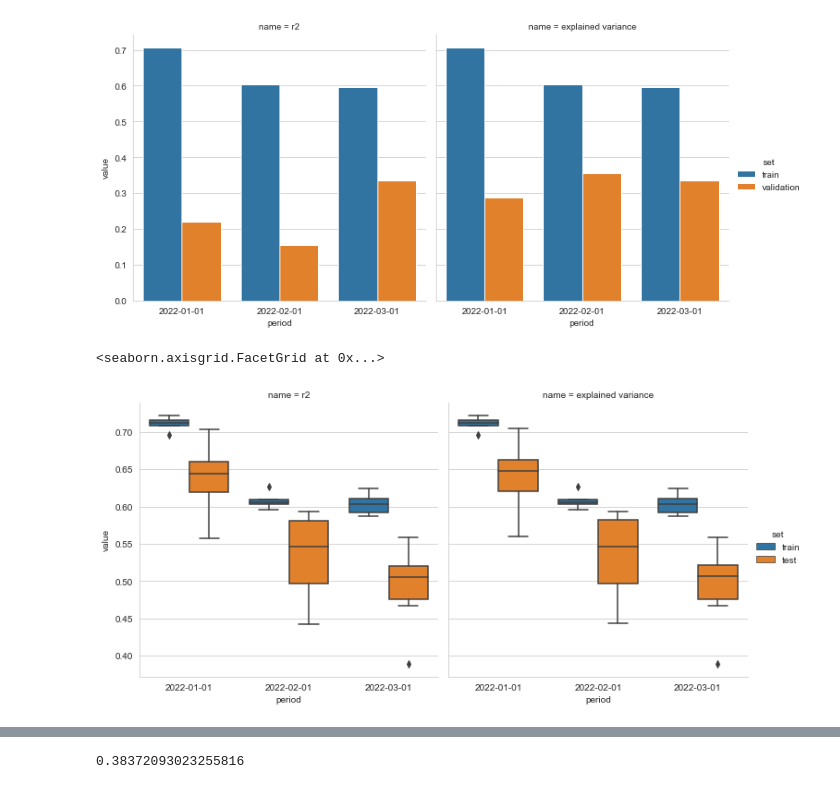
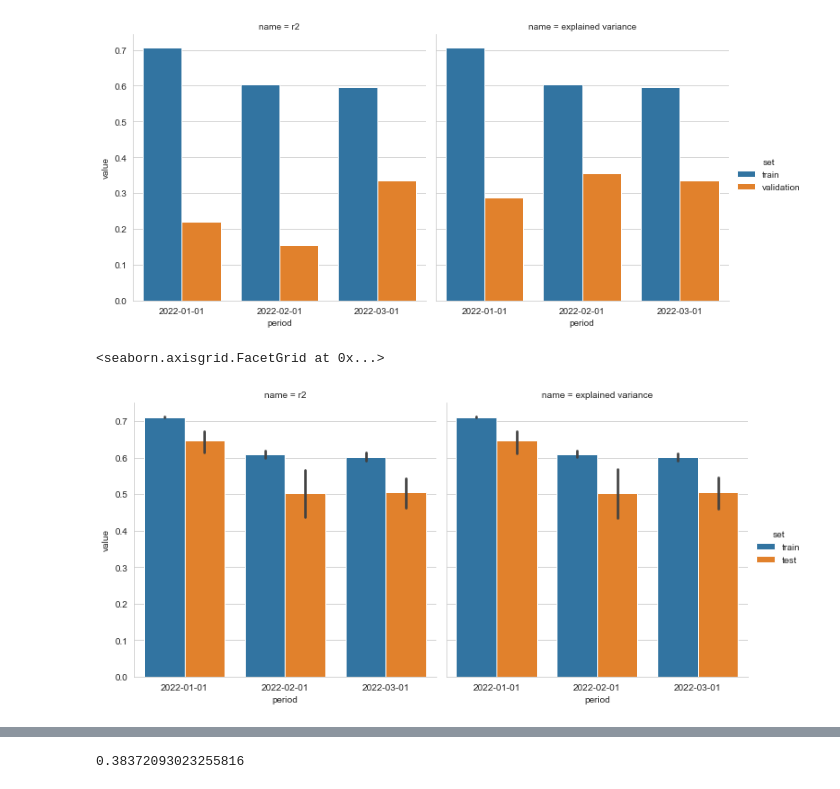
Before and after one commit to LBrinkmann/xai-nft, a Jupyter notebook: notebooks/model.ipynb, the cells around one changed output, grey strips where cells are left out. Drawn from its saved outputs; the diff is of its cells as text; code cells hidden in the pictures.

```diff
--- a/notebooks/model.ipynb
+++ b/notebooks/model.ipynb
@@ -177,12 +182,12 @@ sns.catplot(data=scores_df, y='value', x='period', hue='set', col='name', kind='
 cvscores_df = pd.DataFrame.from_records(cvscores)
 cvscores_df_no_sf = cvscores_df[cvscores_df['shuffle_feature'].isnull()]
 cvscores_df_sf = cvscores_df[~cvscores_df['shuffle_feature'].isnull()]
-# %%
-sns.set_style('whitegrid')
-sns.catplot(data=cvscores_df_no_sf, y='value', x='period', hue='set', col='name', kind='box')
-# %% [output]
-<seaborn.axisgrid.FacetGrid at 0x...>
-[figure, removed]
+# %%
+sns.set_style('whitegrid')
+sns.catplot(data=cvscores_df_no_sf, y='value', x='period', hue='set', col='name', kind='bar')
+# %% [output]
+<seaborn.axisgrid.FacetGrid at 0x...>
+[figure, added]
 # %%
 shuffle_df = cvscores_df_sf.merge(cvscores_df_no_sf.drop(columns=['shuffle_feature']), on=['name', 'set', 'cv', 'period'], suffixes=('_shuffled', ''))
 shuffle_df['diff'] = shuffle_df['value_shuffled'] - shuffle_df['value']
```
Also changed, not shown: parts of 5 cells of this notebook, 2 other files.
